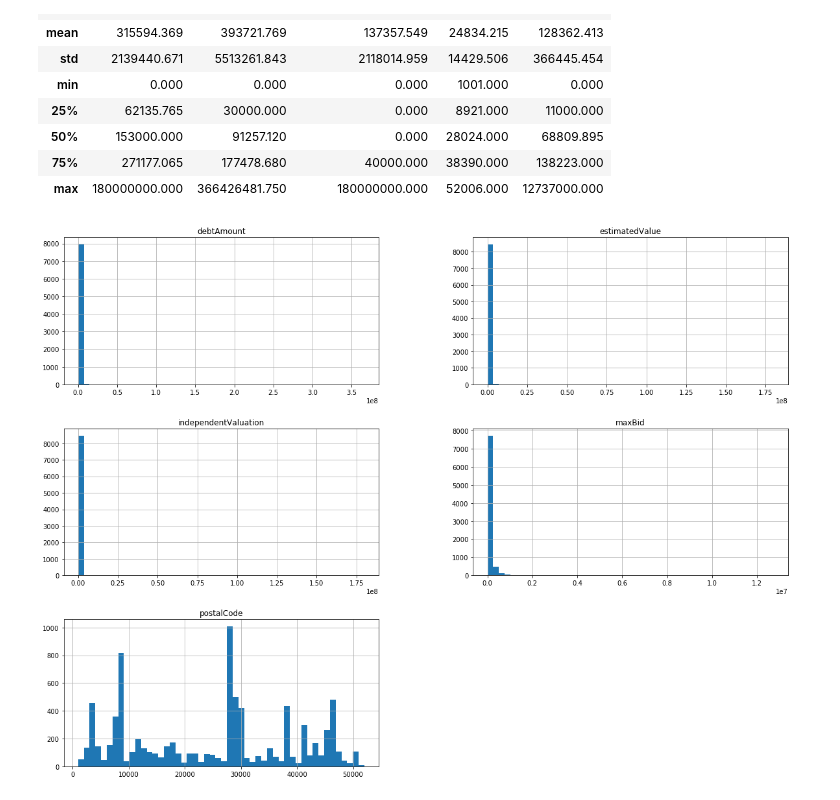
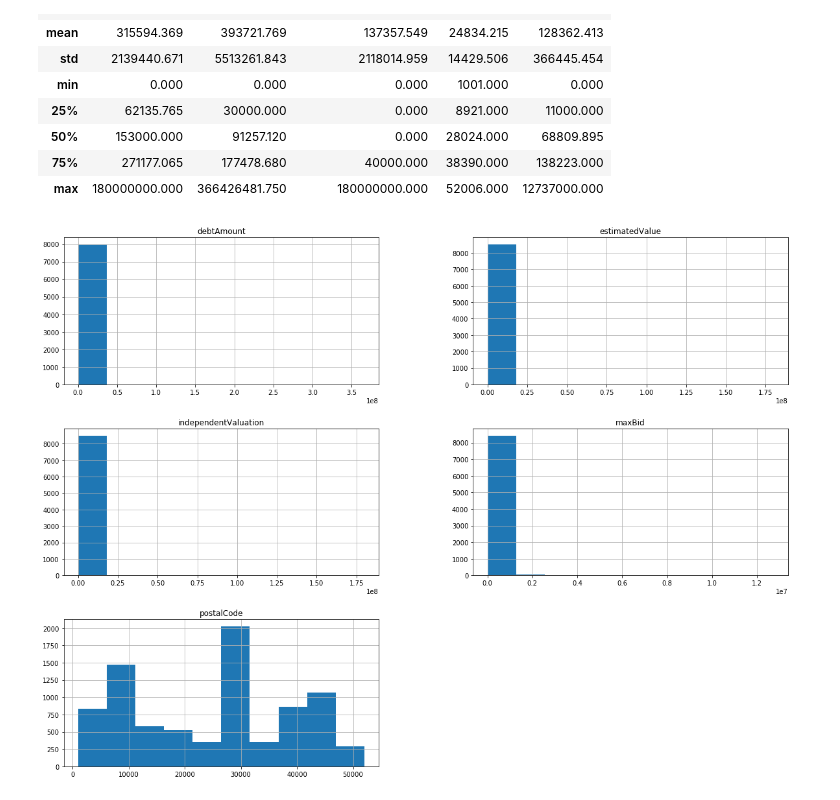
Before and after one commit to alexxxmf/scraper-for-repossesions, a Jupyter notebook: Initial analysis.ipynb, the cells around one changed output. Saved outputs shown, nothing was run; the diff lists cells and outputs as text; code cells hidden in the pictures.

```diff
--- a/Initial analysis.ipynb
+++ b/Initial analysis.ipynb
@@ -52,6 +53,6 @@ def loading_auction_data(filename, path=PATH_TO_CSVS):
     csv_path = os.path.join(path, filename)
     return pd.read_csv(csv_path)
 
-auctions = loading_auction_data("allAuctions.csv")
-auctions.head()
+auctions = loading_auction_data("allAuctions1.csv")
+auctions.head(10)
 # %% [output]
@@ -113,7 +118,7 @@ auctions.describe().apply(lambda s: s.apply(lambda x: '%.3f' % x))
 # %%
 %matplotlib inline
 
-auctions.hist(bins=50, figsize=(20,15))
+auctions.hist(bins=10, figsize=(20,15))
 plt.show()
 # %% [output]
-[figure, old version]
+[figure, new version]
```
Also changed, not shown: parts of 13 cells of this notebook, 32 other files.
